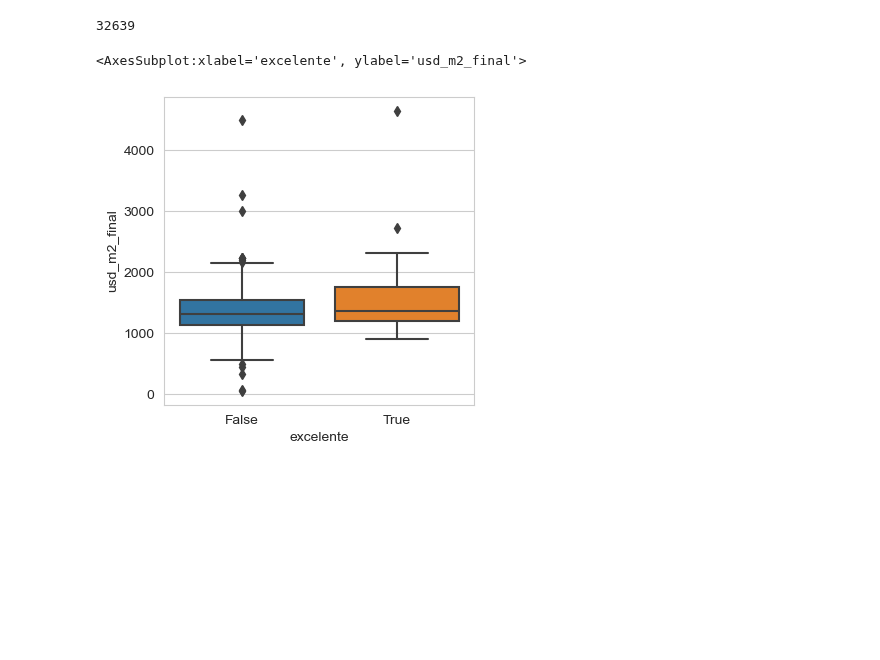
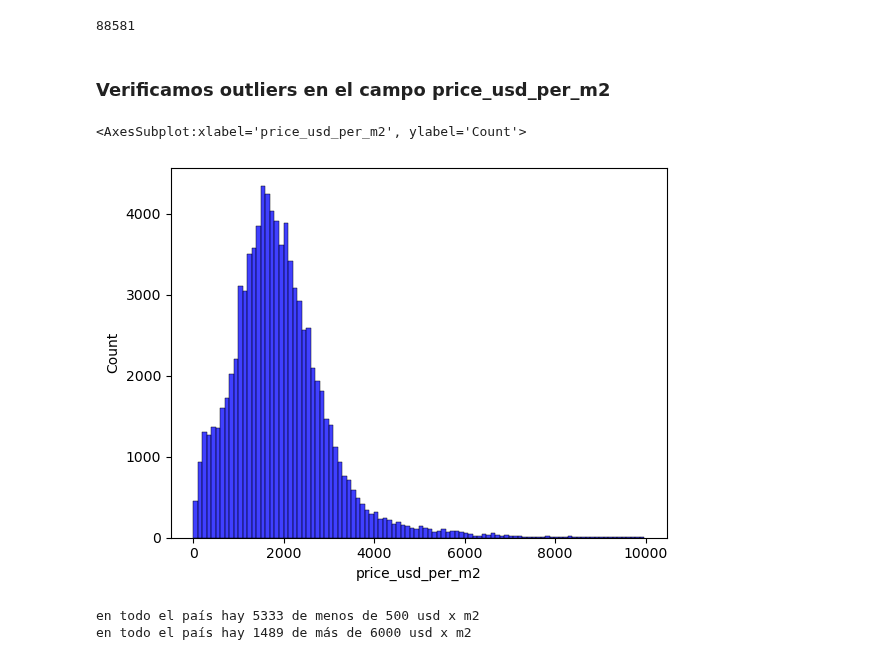
Before and after one commit to Facundo-Peloso/DH-TP-1---Grupo-10, a Jupyter notebook: tp_roberto.ipynb, the cells around one changed output. Cells and saved outputs as stored; diff of their text form; code cells hidden in the pictures; blank space fills up the shorter version.

```diff
--- a/tp_roberto.ipynb
+++ b/tp_roberto.ipynb
@@ -78,0 +496,2 @@ import re
+# %%
+ubicacion_limpia['ciudad']=ciudad_limpia
@@ -118,6 +565,0 @@ datos['jardin'] = Jardin
-# %%
-SerieLavadero = datos['description']
-patron_lavadero = '[Ll]avadero'
-patron_regex_lavadero = re.compile(patron_lavadero)
-Lavadero = SerieLavadero.apply(lambda x: False if len(patron_regex_lavadero.findall(str(x)))==0 else True)
-datos['lavadero'] = Lavadero
@@ -226,5 +669,2 @@ sns.histplot(data=datos_grafico2['usd_per_m2_2'], color= 'orange', bins=50)
 # %%
-datos['usd_m2_final'] = datos.apply(lambda x: x['price_usd_per_m2'] if x['price_usd_per_m2'] > 1 else x['usd_per_m2_2'], axis=1)
-datos['usd_m2_final'].isnull().sum()
+datos['price_usd_per_m2'] = datos.apply(lambda x: x['price_usd_per_m2'] if x['price_usd_per_m2'] > 1 else x['usd_per_m2_2'], axis=1)
-# %% [output]
-32639
@@ -233,34 +671,21 @@ datos.groupby(['provincia_ciudad', 'ciudad_barrio', 'property_type']).aggregate(
-# %%
-# mask10=datos['provincia_ciudad']=='Buenos Aires Costa Atlántica'; mask11=datos['ciudad_barrio']=='Mar del Plata'; mask12=datos['property_type']=='apartment'
-# mask10=datos['provincia_ciudad']=='Bs.As. G.B.A. Zona Norte'; mask11=datos['ciudad_barrio']=='Tigre'; mask12=datos['property_type']=='apartment'
-# mask10=datos['provincia_ciudad']=='Santa Fe'; mask11=datos['ciudad_barrio']=='Rosario'; mask12=datos['property_type']=='apartment'
-# mask10=datos['provincia_ciudad']=='Capital Federal'; mask11=datos['ciudad_barrio']=='Palermo'; mask12=datos['property_type']=='apartment'
-# mask10=datos['provincia_ciudad']=='Capital Federal'; mask11=datos['ciudad_barrio']=='Belgrano'; mask12=datos['property_type']=='apartment'
-# mask10=datos['provincia_ciudad']=='Bs.As. G.B.A. Zona Norte'; mask11=datos['ciudad_barrio']=='Vicente López'; mask12=datos['property_type']=='apartment'
-# mask10=datos['provincia_ciudad']=='Capital Federal'; mask11=datos['ciudad_barrio']=='Caballito'; mask12=datos['property_type']=='apartment'
-# mask10=datos['provincia_ciudad']=='Córdoba'; mask11=datos['ciudad_barrio']=='Córdoba'; mask12=datos['property_type']=='apartment'
-# mask10=datos['provincia_ciudad']=='Capital Federal'; mask11=datos['ciudad_barrio']=='Recoleta'; mask12=datos['property_type']=='apartment'
-# mask10=datos['provincia_ciudad']=='Bs.As. G.B.A. Zona Sur'; mask11=datos['ciudad_barrio']=='Lomas de Zamora'; mask12=datos['property_type']=='apartment'
-# mask10=datos['provincia_ciudad']=='Capital Federal'; mask11=datos['ciudad_barrio']=='Villa Urquiza'; mask12=datos['property_type']=='apartment'
-# mask10=datos['provincia_ciudad']=='Bs.As. G.B.A. Zona Norte'; mask11=datos['ciudad_barrio']=='San Isidro'; mask12=datos['property_type']=='apartment'
-# mask10=datos['provincia_ciudad']=='Bs.As. G.B.A. Zona Oeste'; mask11=datos['ciudad_barrio']=='Morón'; mask12=datos['property_type']=='apartment'
-# mask10=datos['provincia_ciudad']=='Capital Federal'; mask11=datos['ciudad_barrio']=='San Telmo'; mask12=datos['property_type']=='apartment'
-
-# mask10=datos['provincia_ciudad']=='Bs.As. G.B.A. Zona Norte'; mask11=datos['ciudad_barrio']=='Tigre'; mask12=datos['property_type']=='house'
-# mask10=datos['provincia_ciudad']=='Bs.As. G.B.A. Zona Norte'; mask11=datos['ciudad_barrio']=='Escobar'; mask12=datos['property_type']=='house'
-# mask10=datos['provincia_ciudad']=='Bs.As. G.B.A. Zona Norte'; mask11=datos['ciudad_barrio']=='San Isidro'; mask12=datos['property_type']=='house'
-# mask10=datos['provincia_ciudad']=='Bs.As. G.B.A. Zona Sur'; mask11=datos['ciudad_barrio']=='Lomas de Zamora'; mask12=datos['property_type']=='house'
-# mask10=datos['provincia_ciudad']=='Buenos Aires Costa Atlántica'; mask11=datos['ciudad_barrio']=='Mar del Plata'; mask12=datos['property_type']=='house'
-# mask10=datos['provincia_ciudad']=='Bs.As. G.B.A. Zona Norte'; mask11=datos['ciudad_barrio']=='Vicente López'; mask12=datos['property_type']=='house'
-mask10=datos['provincia_ciudad']=='Bs.As. G.B.A. Zona Norte'; mask11=datos['ciudad_barrio']=='Pilar'; mask12=datos['property_type']=='house'
-
-mask13=datos['surface_total_in_m2'] < 200
-mask14=datos['usd_m2_final'] < 6000
-datos_scatter = datos[mask10 & mask11 & mask12 & mask13 & mask14]
-
-sns.set_style('whitegrid')
-plt.figure(figsize=(4,4))
-sns.boxplot(data=datos_scatter, x='excelente', y='usd_m2_final')
-# %% [output]
-<AxesSubplot:xlabel='excelente', ylabel='usd_m2_final'>
-[figure, removed]
+# %%
+datos.price_usd_per_m2.notnull().sum()
+# %% [output]
+88581
+# %% [markdown]
+### Verificamos outliers en el campo price_usd_per_m2
+# %%
+mask = datos.price_usd_per_m2 < 10000
+sns.histplot(datos[mask].price_usd_per_m2, color='blue', bins=100)
+# %% [output]
+<AxesSubplot:xlabel='price_usd_per_m2', ylabel='Count'>
+[figure, added]
+# %%
+mask = datos.price_usd_per_m2 < 500
+print(f'en todo el país hay {datos[mask].price_usd_per_m2.count()} de menos de 500 usd x m2')
+
+mask1 = datos.price_usd_per_m2 > 6000
+print(f'en todo el país hay {datos[mask1].price_usd_per_m2.count()} de más de 6000 usd x m2')
+# %% [output]
+en todo el país hay 5333 de menos de 500 usd x m2
+en todo el país hay 1489 de más de 6000 usd x m2
```
Also changed, not shown: parts of 98 cells of this notebook.
